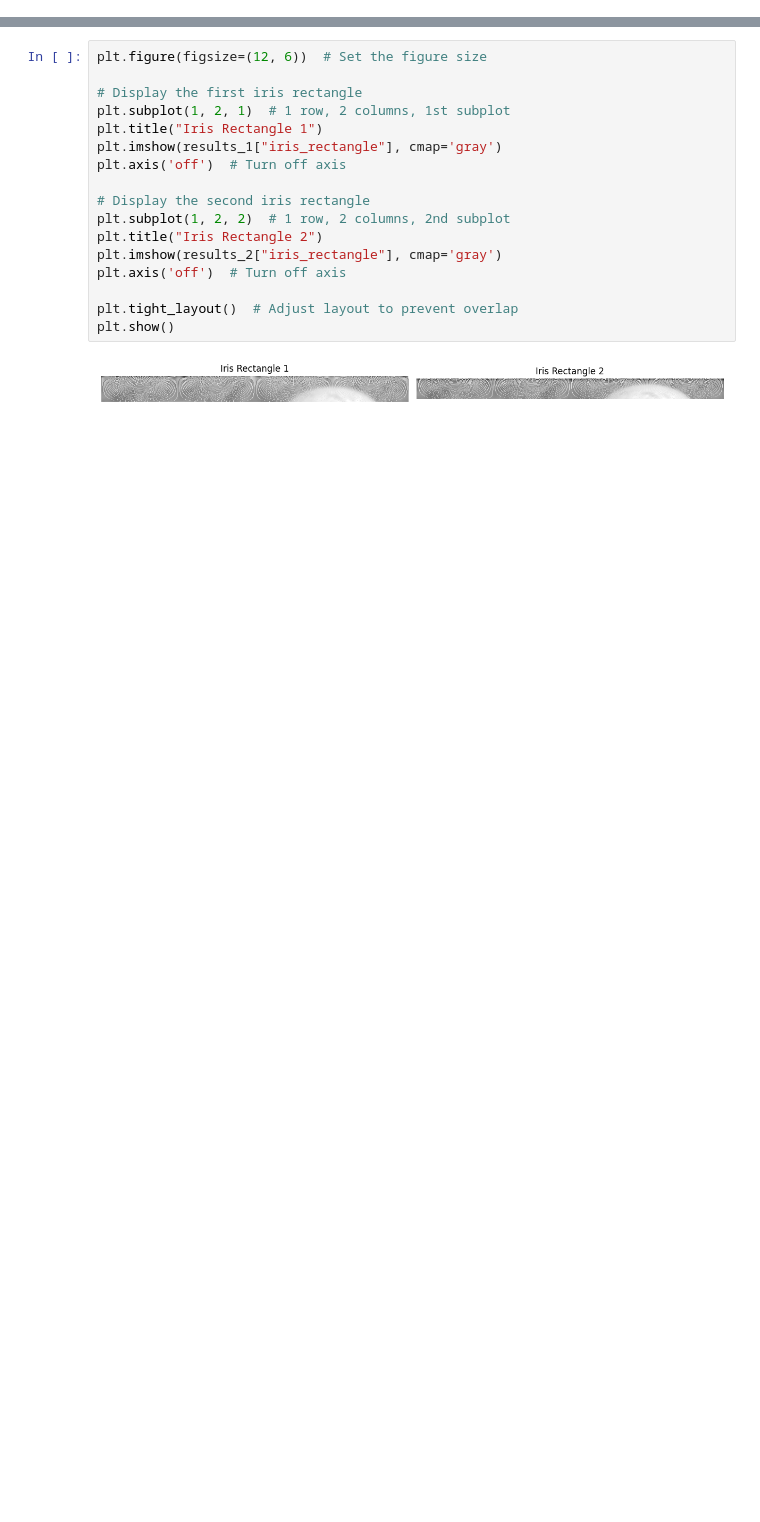
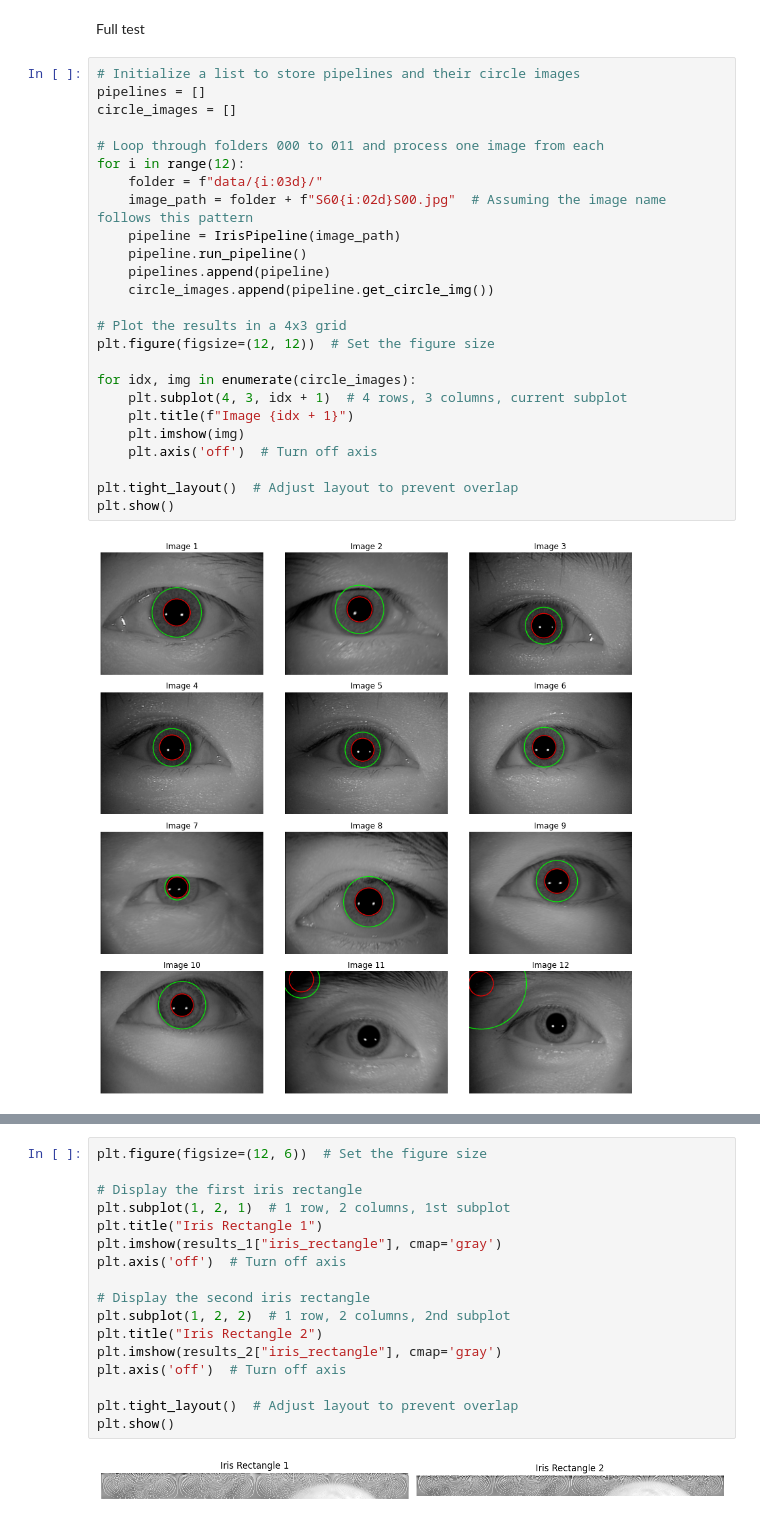
Before and after one commit to Iwaniukooo11/Biometric-Iris-Recognition, a Jupyter notebook: app.ipynb, the cells around one changed output, grey strips where cells are left out. Drawn from its saved outputs; the diff is of its cells as text; blank space fills up the shorter version.

```diff
--- a/app.ipynb
+++ b/app.ipynb
@@ -304,0 +386,29 @@ Iris radius: 121
+# %% [markdown]
+Full test
+# %%
+# Initialize a list to store pipelines and their circle images
+pipelines = []
+circle_images = []
+
+# Loop through folders 000 to 011 and process one image from each
+for i in range(12):
+    folder = f"data/{i:03d}/"
+    image_path = folder + f"S60{i:02d}S00.jpg"  # Assuming the image name follows this pattern
+    pipeline = IrisPipeline(image_path)
+    pipeline.run_pipeline()
+    pipelines.append(pipeline)
+    circle_images.append(pipeline.get_circle_img())
+
+# Plot the results in a 4x3 grid
+plt.figure(figsize=(12, 12))  # Set the figure size
+
+for idx, img in enumerate(circle_images):
+    plt.subplot(4, 3, idx + 1)  # 4 rows, 3 columns, current subplot
+    plt.title(f"Image {idx + 1}")
+    plt.imshow(img)
+    plt.axis('off')  # Turn off axis
+
+plt.tight_layout()  # Adjust layout to prevent overlap
+plt.show()
+# %% [output]
+[figure, added]
```
Also changed, not shown: parts of 12 cells of this notebook, 3 other files.
